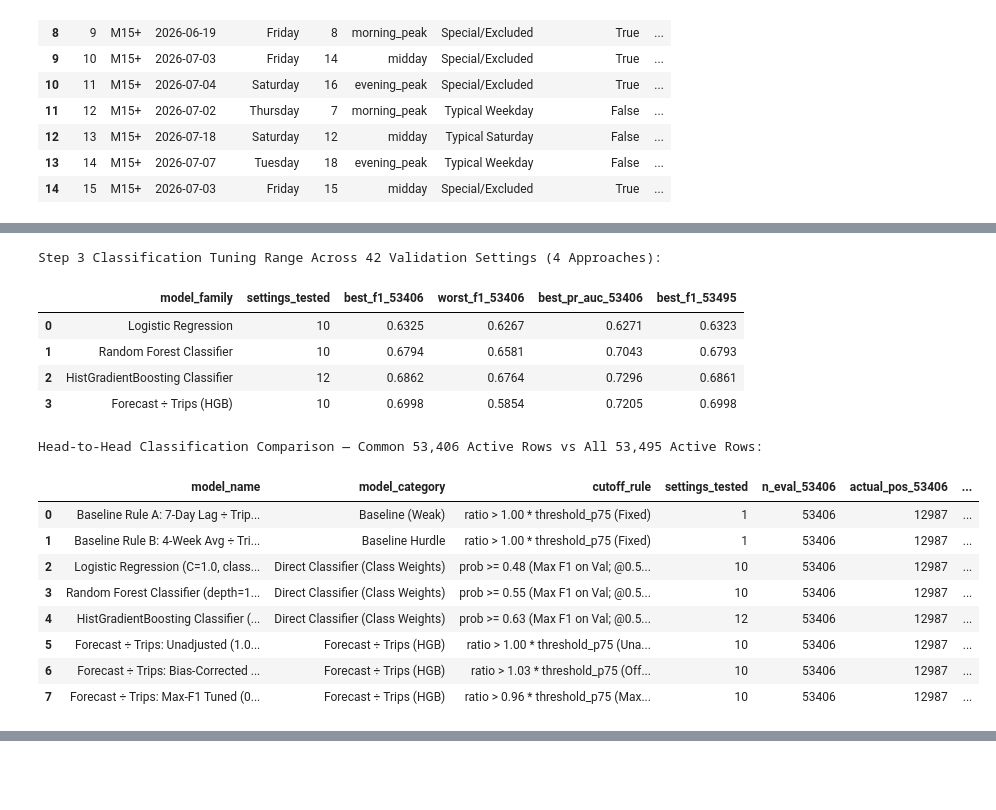
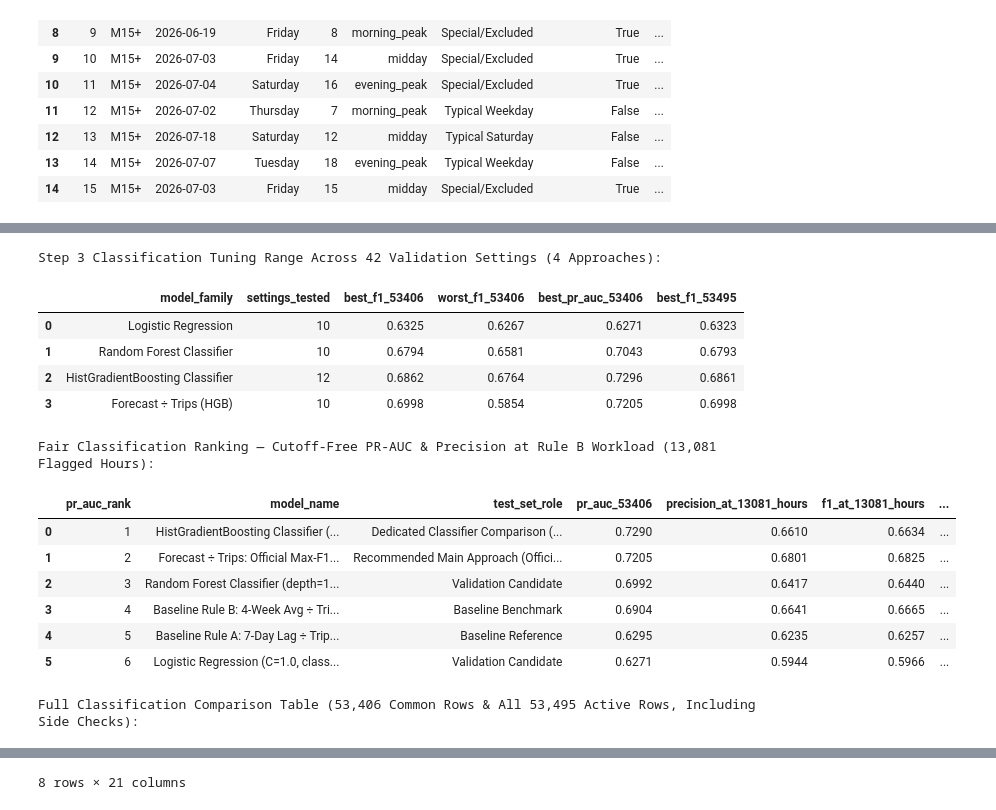
Before and after one commit to springboardmentor441p-coderr/Powered-Public-Transit-Route-Optimization, a Jupyter notebook: notebooks/routeranker.ipynb, the cells around one changed output, grey strips where cells are left out. Cells and saved outputs as stored; diff of their text form; code cells hidden in the pictures; blank space fills up the shorter version.

```diff
--- a/notebooks/routeranker.ipynb
+++ b/notebooks/routeranker.ipynb
@@ -1189,37 +1193,40 @@ Top 15 Largest Individual Route-Hour Forecast Misses on Validation (June–July
 # %%
 clf_tuning_df = pd.read_csv(TAB / "m3_classification_tuning_results.csv")
 clf_comp_df = pd.read_csv(TAB / "m3_classification_model_comparison.csv")
+clf_fair_df = pd.read_csv(TAB / "m3_classification_fair_ranking.csv")
 
 clf_tuning_summary = (
     clf_tuning_df.groupby("model_family", sort=False)
     .agg(
         settings_tested=("setting_id", "count"),
         best_f1_53406=("f1_53406", "max"),
         worst_f1_53406=("f1_53406", "min"),
         best_pr_auc_53406=("pr_auc_53406", "max"),
         best_f1_53495=("f1_53495", "max"),
     )
     .reset_index()
 )
 print("Step 3 Classification Tuning Range Across 42 Validation Settings (4 Approaches):")
 display(clf_tuning_summary)
 
-print("\nHead-to-Head Classification Comparison — Common 53,406 Active Rows vs All 53,495 Active Rows:")
+print("\nFair Classification Ranking — Cutoff-Free PR-AUC & Precision at Rule B Workload (13,081 Flagged Hours):")
+display(clf_fair_df)
+
+print("\nFull Classification Comparison Table (53,406 Common Rows & All 53,495 Active Rows, Including Side Checks):")
 display(clf_comp_df)
 # %% [output]
 Step 3 Classification Tuning Range Across 42 Validation Settings (4 Approaches):
 |  | model_family | settings_tested | best_f1_53406 | worst_f1_53406 | best_pr_auc_53406 | best_f1_53495 |
 | 0 | Logistic Regression | 10 | 0.6325 | 0.6267 | 0.6271 | 0.6323 |
 | 1 | Random Forest Classifier | 10 | 0.6794 | 0.6581 | 0.7043 | 0.6793 |
 | 2 | HistGradientBoosting Classifier | 12 | 0.6862 | 0.6764 | 0.7296 | 0.6861 |
 | 3 | Forecast ÷ Trips (HGB) | 10 | 0.6998 | 0.5854 | 0.7205 | 0.6998 |
-Head-to-Head Classification Comparison — Common 53,406 Active Rows vs All 53,495 Active Rows:
+Fair Classification Ranking — Cutoff-Free PR-AUC & Precision at Rule B Workload (13,081 Flagged Hours):
-|  | model_name | model_category | cutoff_rule | settings_tested | n_eval_53406 | actual_pos_53406 | ... |
-| 0 | Baseline Rule A: 7-Day Lag ÷ Trip... | Baseline (Weak) | ratio > 1.00 * threshold_p75 (Fixed) | 1 | 53406 | 12987 | ... |
-| 1 | Baseline Rule B: 4-Week Avg ÷ Tri... | Baseline Hurdle | ratio > 1.00 * threshold_p75 (Fixed) | 1 | 53406 | 12987 | ... |
-| 2 | Logistic Regression (C=1.0, class... | Direct Classifier (Class Weights) | prob >= 0.48 (Max F1 on Val; @0.5... | 10 | 53406 | 12987 | ... |
-| 3 | Random Forest Classifier (depth=1... | Direct Classifier (Class Weights) | prob >= 0.55 (Max F1 on Val; @0.5... | 10 | 53406 | 12987 | ... |
-| 4 | HistGradientBoosting Classifier (... | Direct Classifier (Class Weights) | prob >= 0.63 (Max F1 on Val; @0.5... | 12 | 53406 | 12987 | ... |
-| 5 | Forecast ÷ Trips: Unadjusted (1.0... | Forecast ÷ Trips (HGB) | ratio > 1.00 * threshold_p75 (Una... | 10 | 53406 | 12987 | ... |
-| 6 | Forecast ÷ Trips: Bias-Corrected ... | Forecast ÷ Trips (HGB) | ratio > 1.03 * threshold_p75 (Off... | 10 | 53406 | 12987 | ... |
-| 7 | Forecast ÷ Trips: Max-F1 Tuned (0... | Forecast ÷ Trips (HGB) | ratio > 0.96 * threshold_p75 (Max... | 10 | 53406 | 12987 | ... |
+|  | pr_auc_rank | model_name | test_set_role | pr_auc_53406 | precision_at_13081_hours | f1_at_13081_hours | ... |
+| 0 | 1 | HistGradientBoosting Classifier (... | Dedicated Classifier Comparison (... | 0.7290 | 0.6610 | 0.6634 | ... |
+| 1 | 2 | Forecast ÷ Trips: Official Max-F1... | Recommended Main Approach (Offici... | 0.7205 | 0.6801 | 0.6825 | ... |
+| 2 | 3 | Random Forest Classifier (depth=1... | Validation Candidate | 0.6992 | 0.6417 | 0.6440 | ... |
+| 3 | 4 | Baseline Rule B: 4-Week Avg ÷ Tri... | Baseline Benchmark | 0.6904 | 0.6641 | 0.6665 | ... |
+| 4 | 5 | Baseline Rule A: 7-Day Lag ÷ Trip... | Baseline Reference | 0.6295 | 0.6235 | 0.6257 | ... |
+| 5 | 6 | Logistic Regression (C=1.0, class... | Validation Candidate | 0.6271 | 0.5944 | 0.5966 | ... |
+Full Classification Comparison Table (53,406 Common Rows & All 53,495 Active Rows, Including Side Checks):
@@ -1225,0 +1242 @@ Head-to-Head Classification Comparison — Common 53,406 Active Rows vs All 53,4
+8 rows × 21 columns
```
Also changed, not shown: parts of 14 cells of this notebook, 20 other files.
